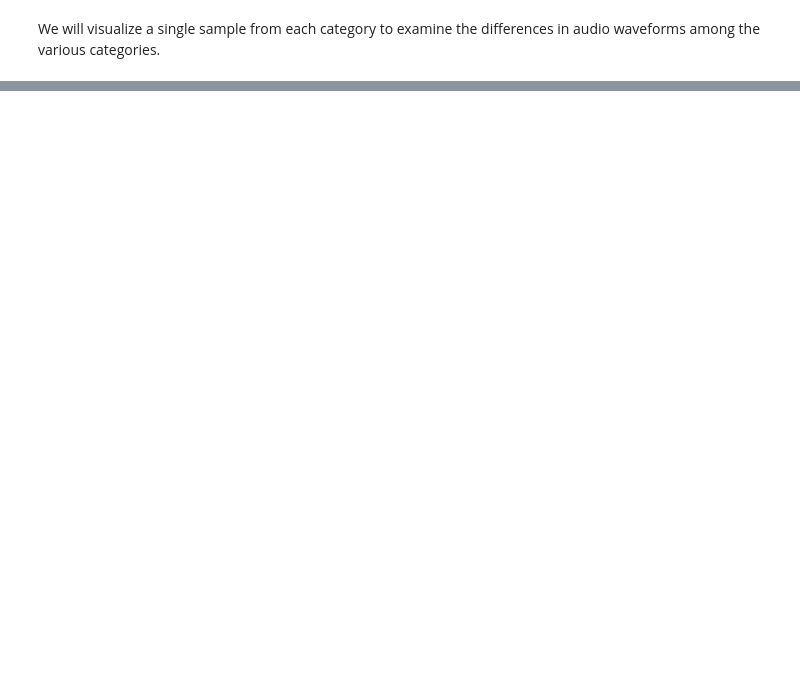
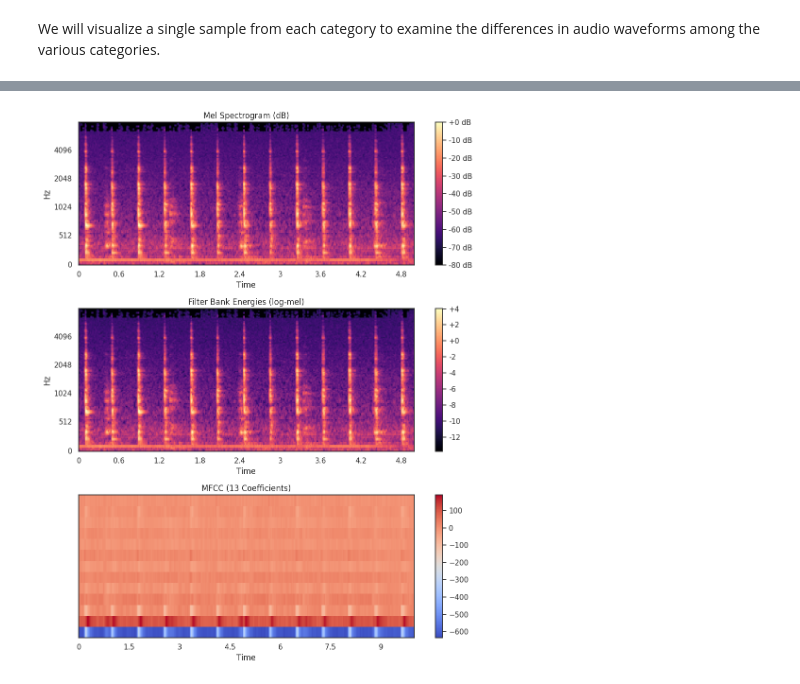
Before and after one commit to unipd-human-data/env-soundnet, a Jupyter notebook: env-soundnet.ipynb, the cells around one changed output, grey strips where cells are left out. Cells and saved outputs as stored; diff of their text form; code cells hidden in the pictures; blank space fills up the shorter version.

```diff
--- a/env-soundnet.ipynb
+++ b/env-soundnet.ipynb
@@ -280,0 +420,34 @@ for c in range(0, categories):
+# %%
+# Load your own audio file
+cl = clips_10[1][1]
+with cl.audio as audio:
+  # Mel Spectrogram
+  S_mel = librosa.feature.melspectrogram(y=cl.audio.raw, sr=Clip.SAMPLING_RATE, hop_length=Clip.FRAME)
+  S_mel_db = librosa.power_to_db(S_mel, ref=np.max)
+
+  # FBank (log mel energies)
+  S_fbank = np.log(S_mel + 1e-6)
+
+  # MFCC
+  mfcc = librosa.feature.mfcc(S=S_mel_db, sr=Clip.SAMPLING_RATE, n_mfcc=13)
+
+
+# Plot
+fig, ax = plt.subplots(3, 1, figsize=(10, 12))
+
+img0 = librosa.display.specshow(S_mel_db, x_axis='time', y_axis='mel', sr=Clip.SAMPLING_RATE, fmax=8000, ax=ax[0])
+ax[0].set(title='Mel Spectrogram (dB)')
+fig.colorbar(img0, ax=ax[0], format='%+2.0f dB')
+
+img1 = librosa.display.specshow(S_fbank, x_axis='time', y_axis='mel', sr=Clip.SAMPLING_RATE, fmax=8000, ax=ax[1])
+ax[1].set(title='Filter Bank Energies (log-mel)')
+fig.colorbar(img1, ax=ax[1], format='%+2.0f')
+
+img2 = librosa.display.specshow(mfcc, x_axis='time', ax=ax[2])
+ax[2].set(title='MFCC (13 Coefficients)')
+fig.colorbar(img2, ax=ax[2])
+
+plt.tight_layout()
+plt.show()
+# %% [output]
+[figure, added]
```
Also changed, not shown: parts of 10 cells of this notebook.
